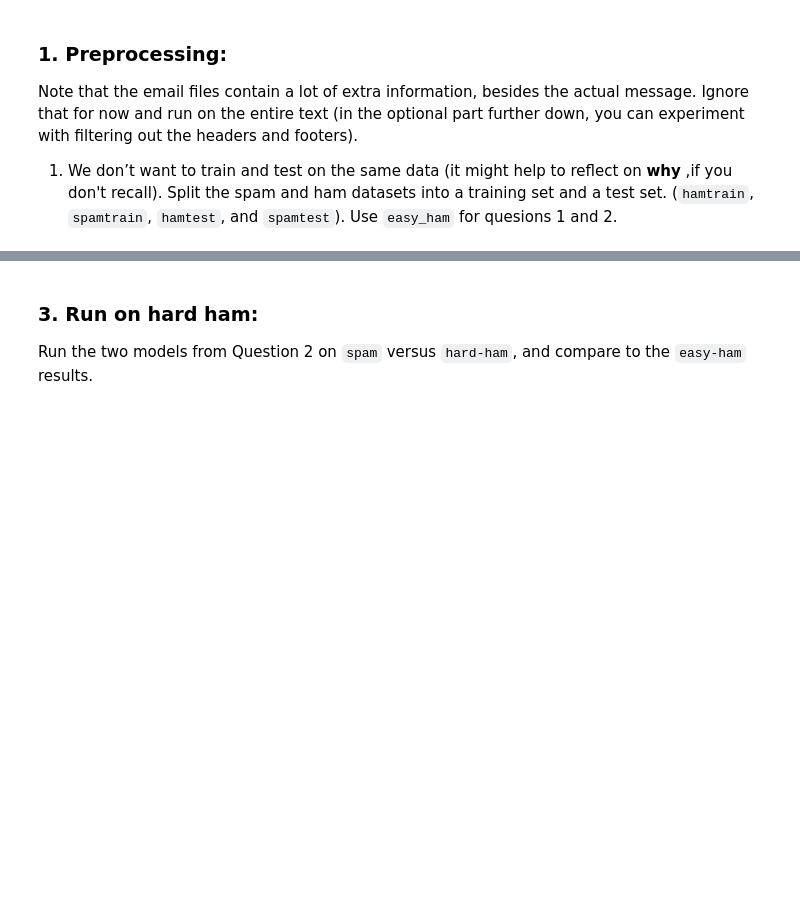
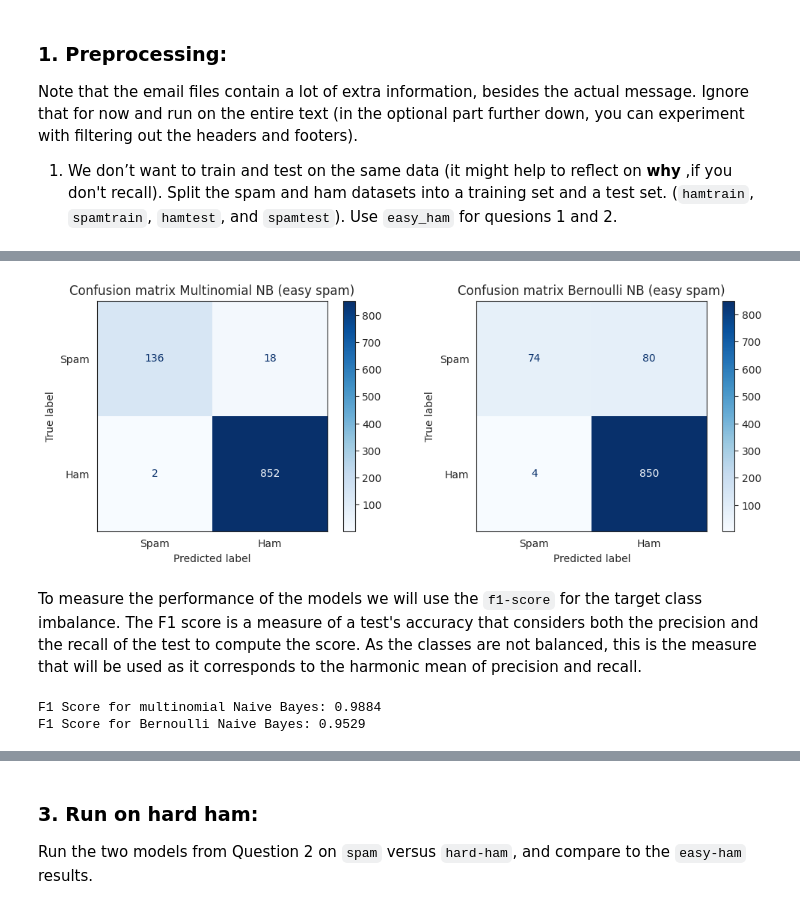
Before and after one commit to lucamodica/introduction-to-data-science-and-ai--chalmers, a Jupyter notebook: assignments/4-naive-bayes/assignment-4.ipynb, the cells around one changed output, grey strips where cells are left out. Drawn from its saved outputs; the diff is of its cells as text; code cells hidden in the pictures; blank space fills up the shorter version.

```diff
--- a/assignments/4-naive-bayes/assignment-4.ipynb
+++ b/assignments/4-naive-bayes/assignment-4.ipynb
@@ -73,0 +149,54 @@ Please inspect the documentation to ensure input to the classifiers is appropria
+# %%
+# convert the textual data into a matrix of token counts
+X_easy = CountVectorizer().fit_transform(X_easy)
+# %%
+# train/test split
+X_train_easy, X_test_easy, y_train_easy, y_test_easy = train_test_split(
+    X_easy, y_easy,
+    test_size=0.33,
+    shuffle=True,
+    random_state=42,
+)
+# %%
+# train a Multinomial Naive Bayes model and retrieve predictions
+multinomialNB_model = MultinomialNB().fit(X_train_easy, y_train_easy)
+y_predict_easy_multi = multinomialNB_model.predict(X_test_easy)
+# %%
+# train a Bernoulli Naive Bayes model and retrieve predictions
+BernoulliNB_model = BernoulliNB().fit(X_train_easy,y_train_easy)
+y_predict_easy_berno = BernoulliNB_model.predict(X_test_easy)
+# %%
+# visualize the confusion matrices to check the performances of the models
+with sns.axes_style("white"):
+    fig, axes = plt.subplots(1, 2, figsize=(12, 4))
+
+    ConfusionMatrixDisplay(
+        confusion_matrix=confusion_matrix(y_test_easy, y_predict_easy_multi),
+        display_labels=['Spam', 'Ham'],
+    ).plot(
+        ax=axes[0],
+        cmap=plt.cm.Blues,
+        values_format='d'
+    )
+    axes[0].set_title('Confusion matrix Multinomial NB (easy spam)')
+
+    ConfusionMatrixDisplay(
+        confusion_matrix=confusion_matrix(y_test_easy, y_predict_easy_berno),
+        display_labels=['Spam', 'Ham'],
+    ).plot(
+        ax=axes[1],
+        cmap=plt.cm.Blues,
+        values_format='d',
+    )
+    axes[1].set_title('Confusion matrix Bernoulli NB (easy spam)')
+# %% [output]
+[figure, added]
+# %% [markdown]
+To measure the performance of the models we will use the `f1-score` for the target class imbalance.
+The F1 score is a measure of a test's accuracy that considers both the precision and the recall of the test to compute the score. As the classes are not balanced, this is the measure that will be used as it corresponds to the harmonic mean of precision and recall.
+# %%
+print("F1 Score for multinomial Naive Bayes:", round(f1_score(y_test_easy, y_predict_easy_multi), 4))
+print("F1 Score for Bernoulli Naive Bayes:", round(f1_score(y_test_easy, y_predict_easy_berno), 4))
+# %% [output]
+F1 Score for multinomial Naive Bayes: 0.9884
+F1 Score for Bernoulli Naive Bayes: 0.9529
```
Also changed, not shown: parts of 60 cells of this notebook, 1 other file.
